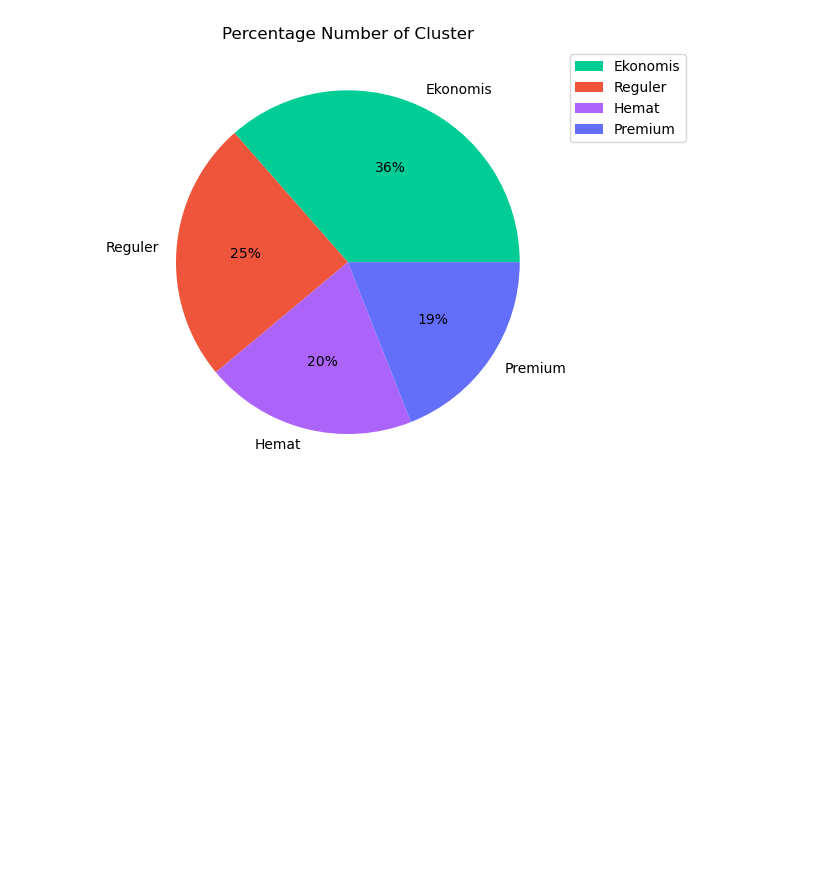
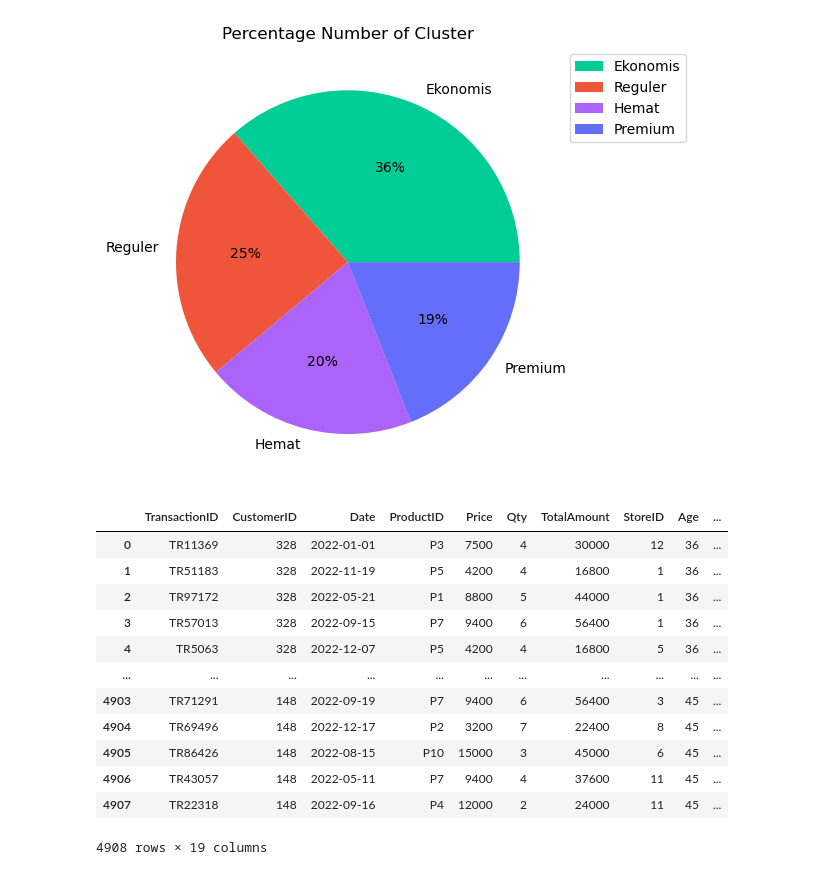
Before and after one commit to Faridwm/PBI_Rakamin-X-Kalbe_Data-Scientist, a Jupyter notebook: PBI ML.ipynb, the cells around one changed output. Drawn from its saved outputs; the diff is of its cells as text; code cells hidden in the pictures; blank space fills up the shorter version.

```diff
--- a/PBI ML.ipynb
+++ b/PBI ML.ipynb
@@ -943,3 +943,21 @@ plt.tight_layout()
 plt.show()
 # %% [output]
 [figure]
+# %%
+df_clustered = pd.merge(df_merge, seg_result.reset_index()[['CustomerID', 'Cluster']], how='inner', on='CustomerID')
+# %%
+df_clustered
+# %% [output]
+|  | TransactionID | CustomerID | Date | ProductID | Price | Qty | TotalAmount | StoreID | Age | ... |
+| 0 | TR11369 | 328 | 2022-01-01 | P3 | 7500 | 4 | 30000 | 12 | 36 | ... |
+| 1 | TR51183 | 328 | 2022-11-19 | P5 | 4200 | 4 | 16800 | 1 | 36 | ... |
+| 2 | TR97172 | 328 | 2022-05-21 | P1 | 8800 | 5 | 44000 | 1 | 36 | ... |
+| 3 | TR57013 | 328 | 2022-09-15 | P7 | 9400 | 6 | 56400 | 1 | 36 | ... |
+| 4 | TR5063 | 328 | 2022-12-07 | P5 | 4200 | 4 | 16800 | 5 | 36 | ... |
+| ... | ... | ... | ... | ... | ... | ... | ... | ... | ... | ... |
+| 4903 | TR71291 | 148 | 2022-09-19 | P7 | 9400 | 6 | 56400 | 3 | 45 | ... |
+| 4904 | TR69496 | 148 | 2022-12-17 | P2 | 3200 | 7 | 22400 | 8 | 45 | ... |
+| 4905 | TR86426 | 148 | 2022-08-15 | P10 | 15000 | 3 | 45000 | 6 | 45 | ... |
+| 4906 | TR43057 | 148 | 2022-05-11 | P7 | 9400 | 4 | 37600 | 11 | 45 | ... |
+| 4907 | TR22318 | 148 | 2022-09-16 | P4 | 12000 | 2 | 24000 | 11 | 45 | ... |
+4908 rows × 19 columns
```
Also changed, not shown: parts of 3 cells of this notebook, 2 other files.
